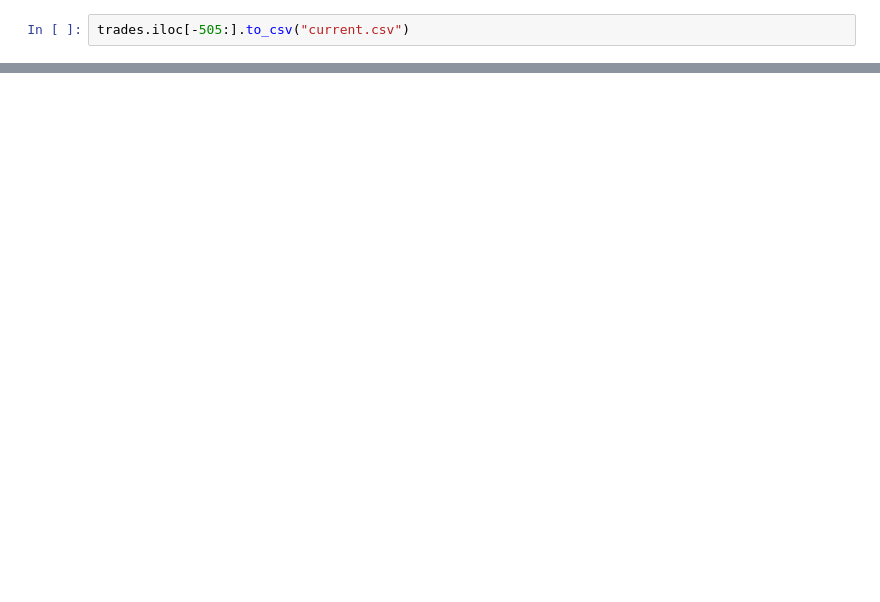
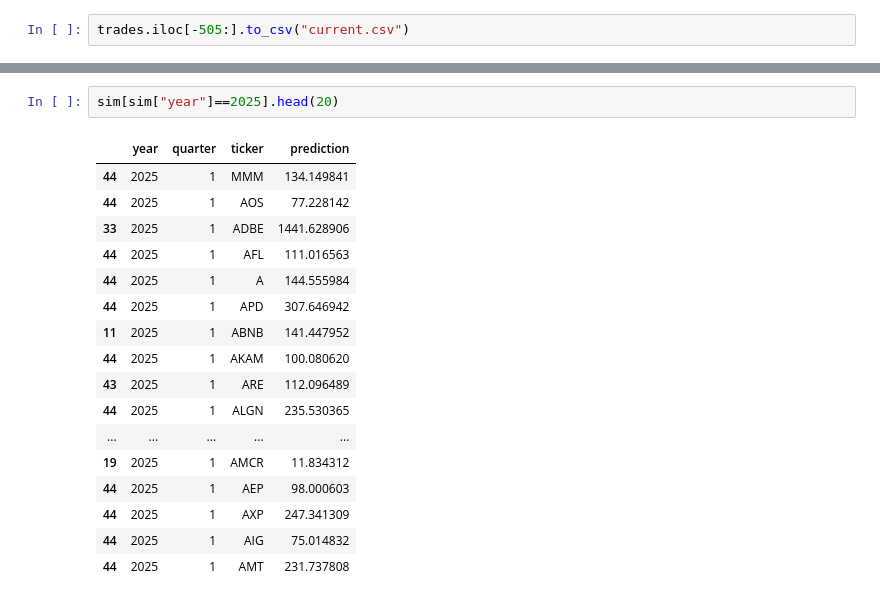
Before and after one commit to chung-ejy/sapling, a Jupyter notebook: fs_analysis_manual.ipynb, the cells around one changed output, grey strips where cells are left out. Cells and saved outputs as stored; diff of their text form; blank space fills up the shorter version.

```diff
--- a/fs_analysis_manual.ipynb
+++ b/fs_analysis_manual.ipynb
@@ -177,0 +191,20 @@ trades.merge(index,on=["ticker"],how="left")[["year","quarter","GICS Sector","re
+# %%
+sim[sim["year"]==2025].head(20)
+# %% [output]
+|  | year | quarter | ticker | prediction |
+| 44 | 2025 | 1 | MMM | 134.149841 |
+| 44 | 2025 | 1 | AOS | 77.228142 |
+| 33 | 2025 | 1 | ADBE | 1441.628906 |
+| 44 | 2025 | 1 | AFL | 111.016563 |
+| 44 | 2025 | 1 | A | 144.555984 |
+| 44 | 2025 | 1 | APD | 307.646942 |
+| 11 | 2025 | 1 | ABNB | 141.447952 |
+| 44 | 2025 | 1 | AKAM | 100.080620 |
+| 43 | 2025 | 1 | ARE | 112.096489 |
+| 44 | 2025 | 1 | ALGN | 235.530365 |
+| ... | ... | ... | ... | ... |
+| 19 | 2025 | 1 | AMCR | 11.834312 |
+| 44 | 2025 | 1 | AEP | 98.000603 |
+| 44 | 2025 | 1 | AXP | 247.341309 |
+| 44 | 2025 | 1 | AIG | 75.014832 |
+| 44 | 2025 | 1 | AMT | 231.737808 |
```
Also changed, not shown: parts of 9 cells of this notebook.
